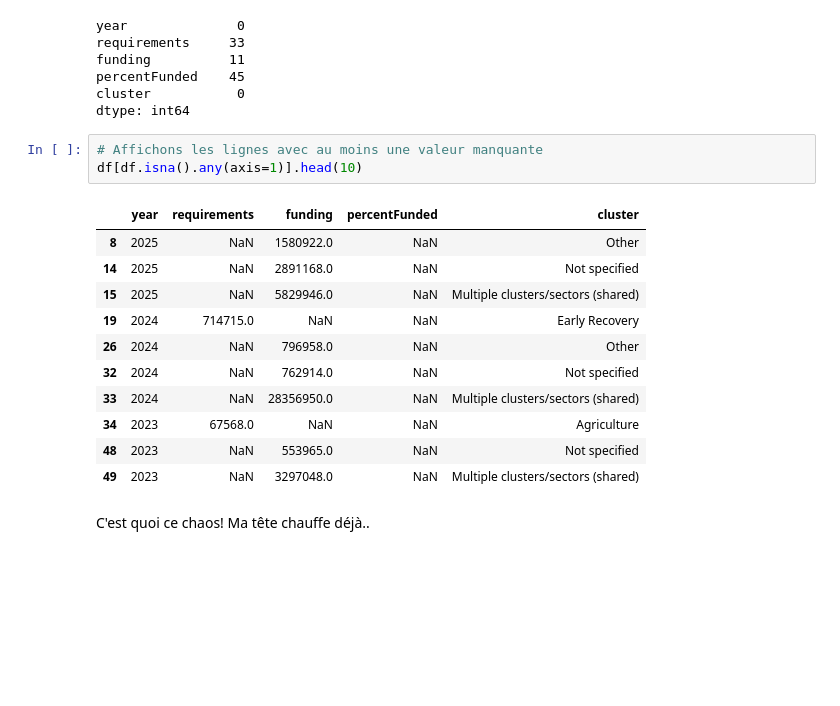
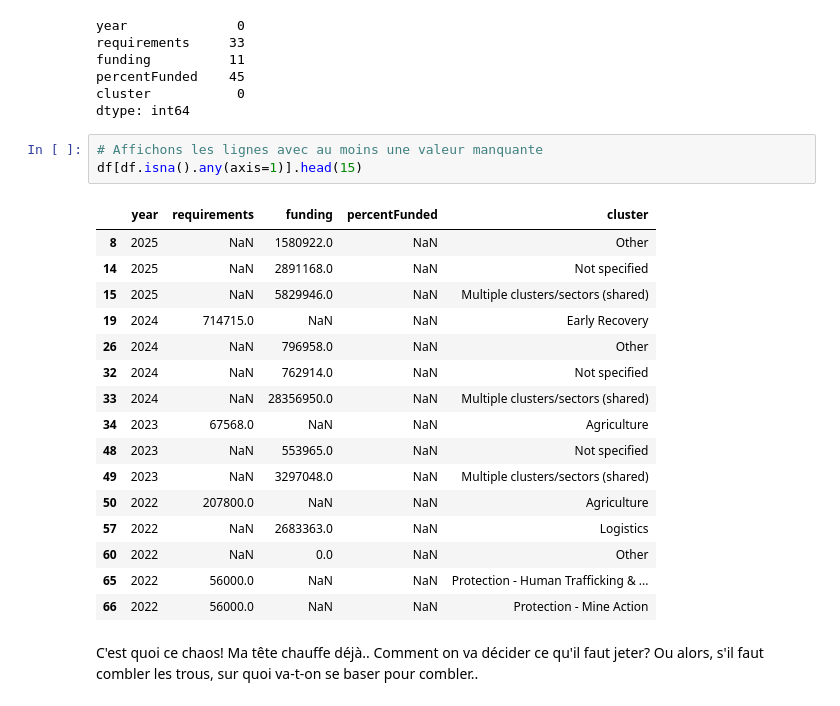
Before and after one commit to AnicetKJ/ProjetFTSCameroun, a Jupyter notebook: notebook_ml1.ipynb, the cells around one changed output. Drawn from its saved outputs; the diff is of its cells as text; blank space fills up the shorter version.

```diff
--- a/notebook_ml1.ipynb
+++ b/notebook_ml1.ipynb
@@ -209,18 +209,23 @@ cluster           0
 dtype: int64
 # %%
 # Affichons les lignes avec au moins une valeur manquante
-df[df.isna().any(axis=1)].head(10)
+df[df.isna().any(axis=1)].head(15)
 # %% [output]
 |  | year | requirements | funding | percentFunded | cluster |
 | 8 | 2025 | NaN | 1580922.0 | NaN | Other |
 | 14 | 2025 | NaN | 2891168.0 | NaN | Not specified |
 | 15 | 2025 | NaN | 5829946.0 | NaN | Multiple clusters/sectors (shared) |
 | 19 | 2024 | 714715.0 | NaN | NaN | Early Recovery |
 | 26 | 2024 | NaN | 796958.0 | NaN | Other |
 | 32 | 2024 | NaN | 762914.0 | NaN | Not specified |
 | 33 | 2024 | NaN | 28356950.0 | NaN | Multiple clusters/sectors (shared) |
 | 34 | 2023 | 67568.0 | NaN | NaN | Agriculture |
 | 48 | 2023 | NaN | 553965.0 | NaN | Not specified |
 | 49 | 2023 | NaN | 3297048.0 | NaN | Multiple clusters/sectors (shared) |
+| 50 | 2022 | 207800.0 | NaN | NaN | Agriculture |
+| 57 | 2022 | NaN | 2683363.0 | NaN | Logistics |
+| 60 | 2022 | NaN | 0.0 | NaN | Other |
+| 65 | 2022 | 56000.0 | NaN | NaN | Protection - Human Trafficking & ... |
+| 66 | 2022 | 56000.0 | NaN | NaN | Protection - Mine Action |
 # %% [markdown]
-C'est quoi ce chaos! Ma tête chauffe déjà..
+C'est quoi ce chaos! Ma tête chauffe déjà.. Comment on va décider ce qu'il faut jeter? Ou alors, s'il faut combler les trous, sur quoi va-t-on se baser pour combler..
```
